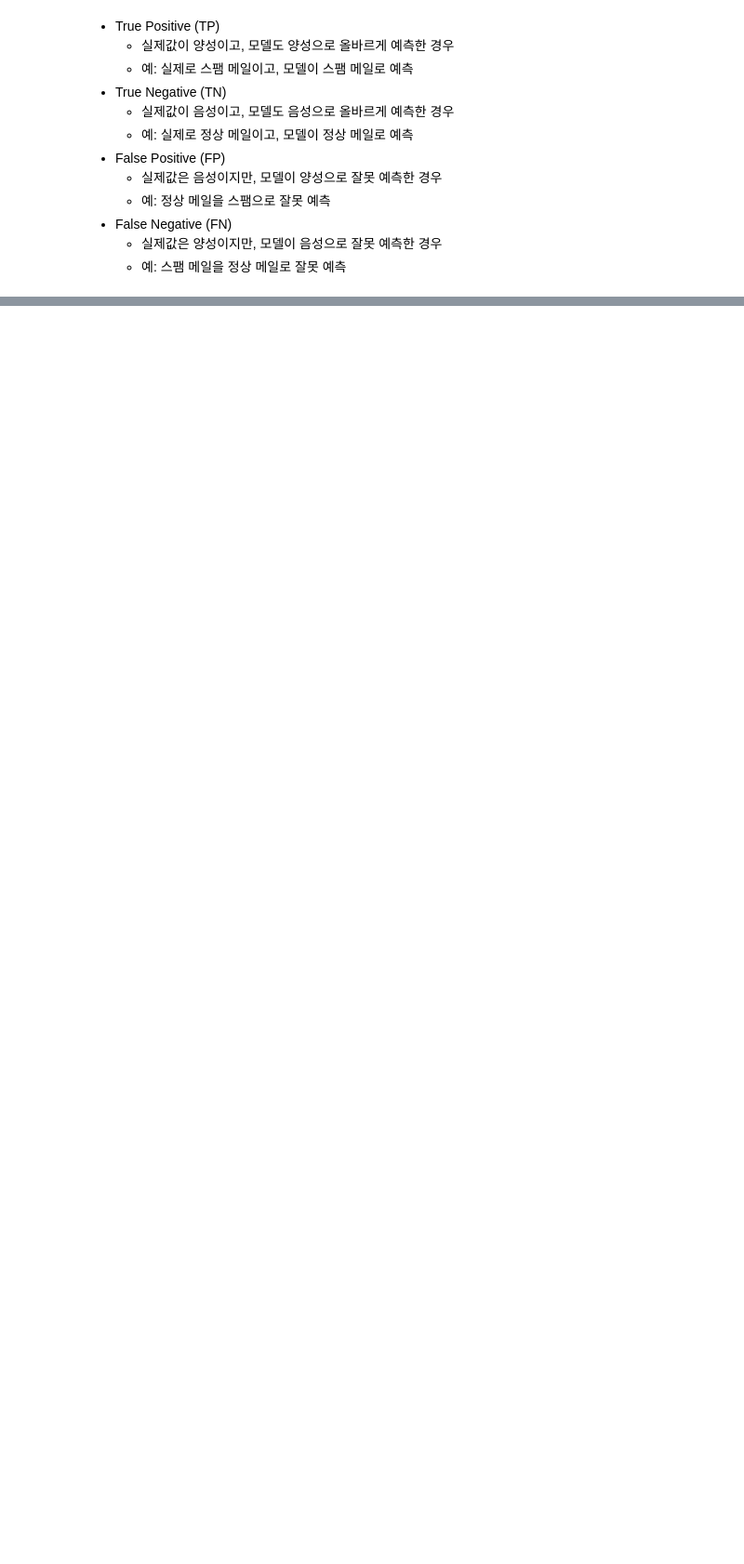
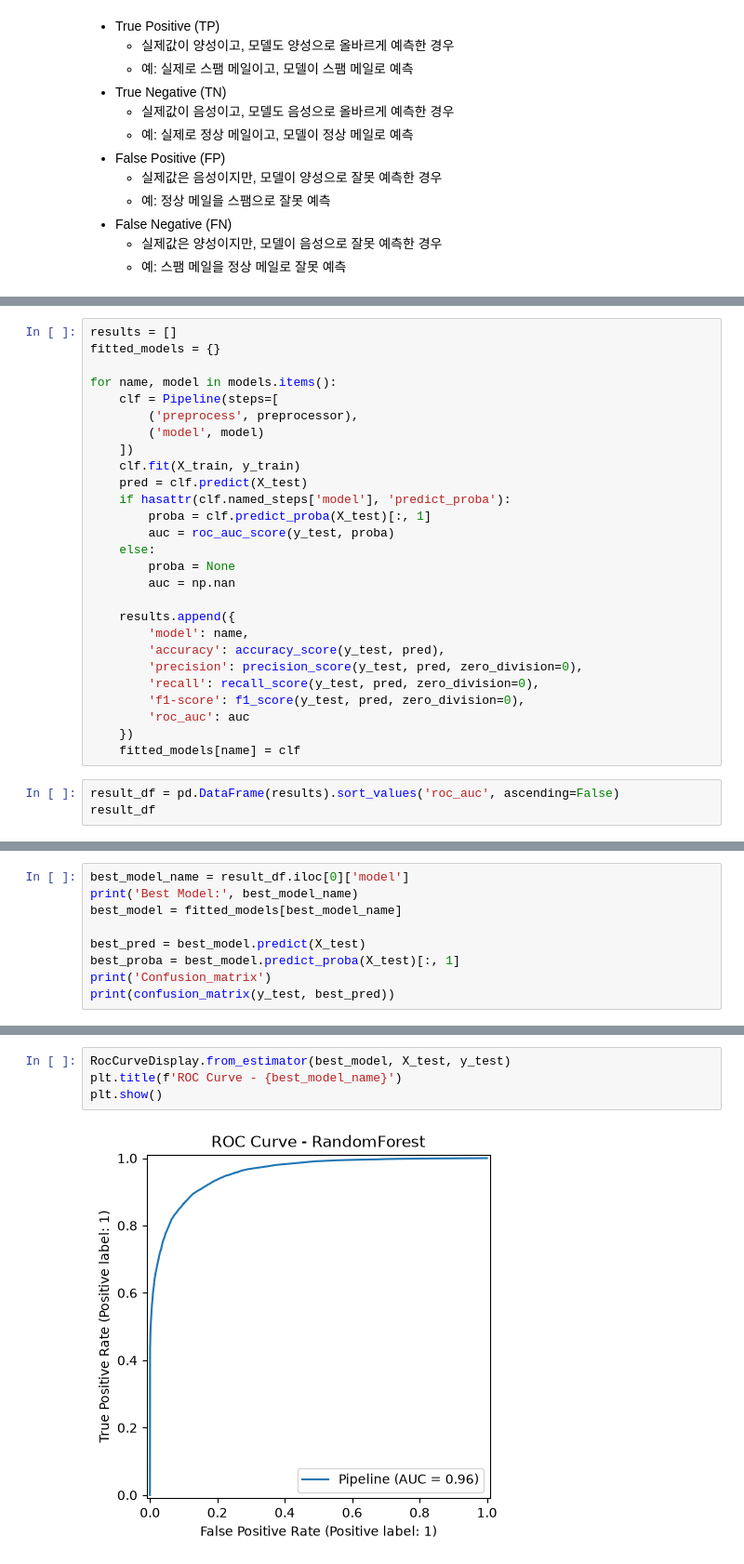
Before and after one commit to Shim-HyoungJoon/KDT, a Jupyter notebook: 10_MLDL/5_호텔 예약 수요 데이터셋.ipynb, the cells around one changed output, grey strips where cells are left out. Shown at 93% size. Saved outputs shown, nothing was run; the diff lists cells and outputs as text; blank space fills up the shorter version.

```diff
--- a/10_MLDL/5_호텔 예약 수요 데이터셋.ipynb
+++ b/10_MLDL/5_호텔 예약 수요 데이터셋.ipynb
@@ -424,0 +454,30 @@ confusion_matrix(y_test, pred)
+# %%
+results = []
+fitted_models = {}
+
+for name, model in models.items():
+    clf = Pipeline(steps=[
+        ('preprocess', preprocessor),
+        ('model', model)
+    ])
+    clf.fit(X_train, y_train)
+    pred = clf.predict(X_test)
+    if hasattr(clf.named_steps['model'], 'predict_proba'):
+        proba = clf.predict_proba(X_test)[:, 1]
+        auc = roc_auc_score(y_test, proba)
+    else:
+        proba = None
+        auc = np.nan
+
+    results.append({
+        'model': name,
+        'accuracy': accuracy_score(y_test, pred),
+        'precision': precision_score(y_test, pred, zero_division=0),
+        'recall': recall_score(y_test, pred, zero_division=0),
+        'f1-score': f1_score(y_test, pred, zero_division=0),
+        'roc_auc': auc
+    })
+    fitted_models[name] = clf
+# %%
+result_df = pd.DataFrame(results).sort_values('roc_auc', ascending=False)
+result_df
@@ -424,0 +500,9 @@ confusion_matrix(y_test, pred)
+# %%
+best_model_name = result_df.iloc[0]['model']
+print('Best Model:', best_model_name)
+best_model = fitted_models[best_model_name]
+
+best_pred = best_model.predict(X_test)
+best_proba = best_model.predict_proba(X_test)[:, 1]
+print('Confusion_matrix')
+print(confusion_matrix(y_test, best_pred))
@@ -424,0 +537,6 @@ confusion_matrix(y_test, pred)
+# %%
+RocCurveDisplay.from_estimator(best_model, X_test, y_test)
+plt.title(f'ROC Curve - {best_model_name}')
+plt.show()
+# %% [output]
+[figure, added]
```
Also changed, not shown: parts of 12 cells of this notebook, 3 other files.
